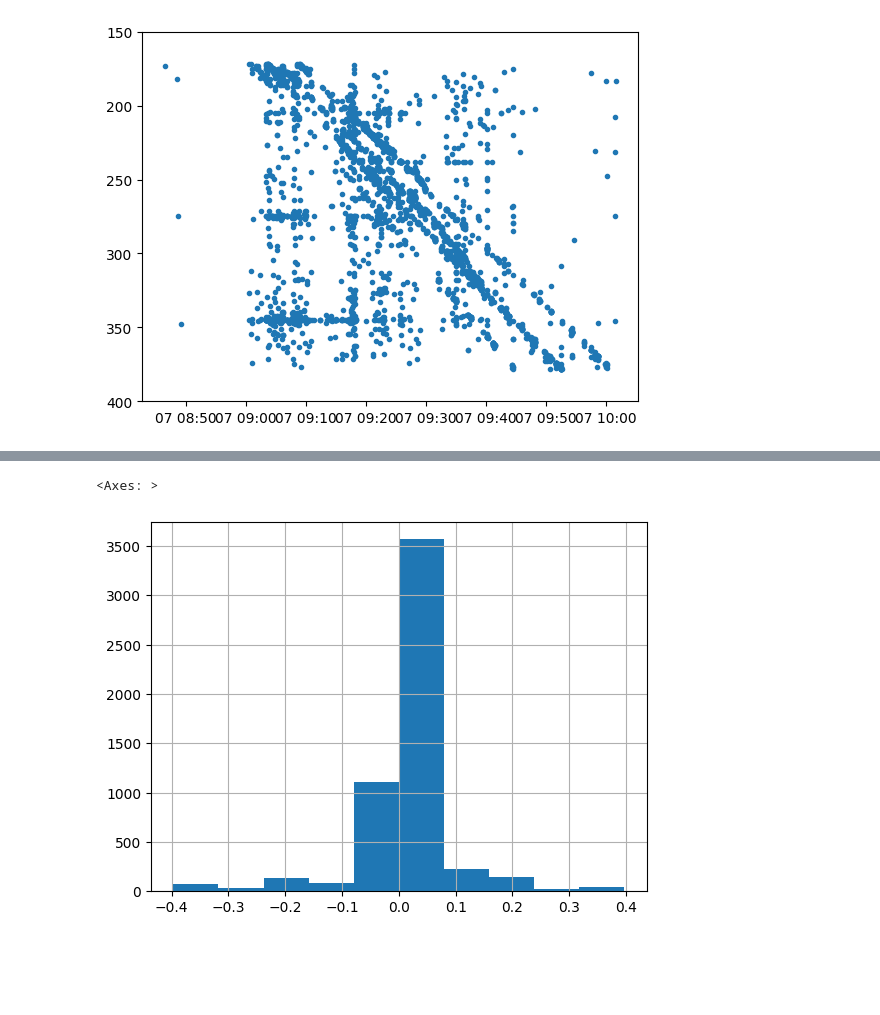
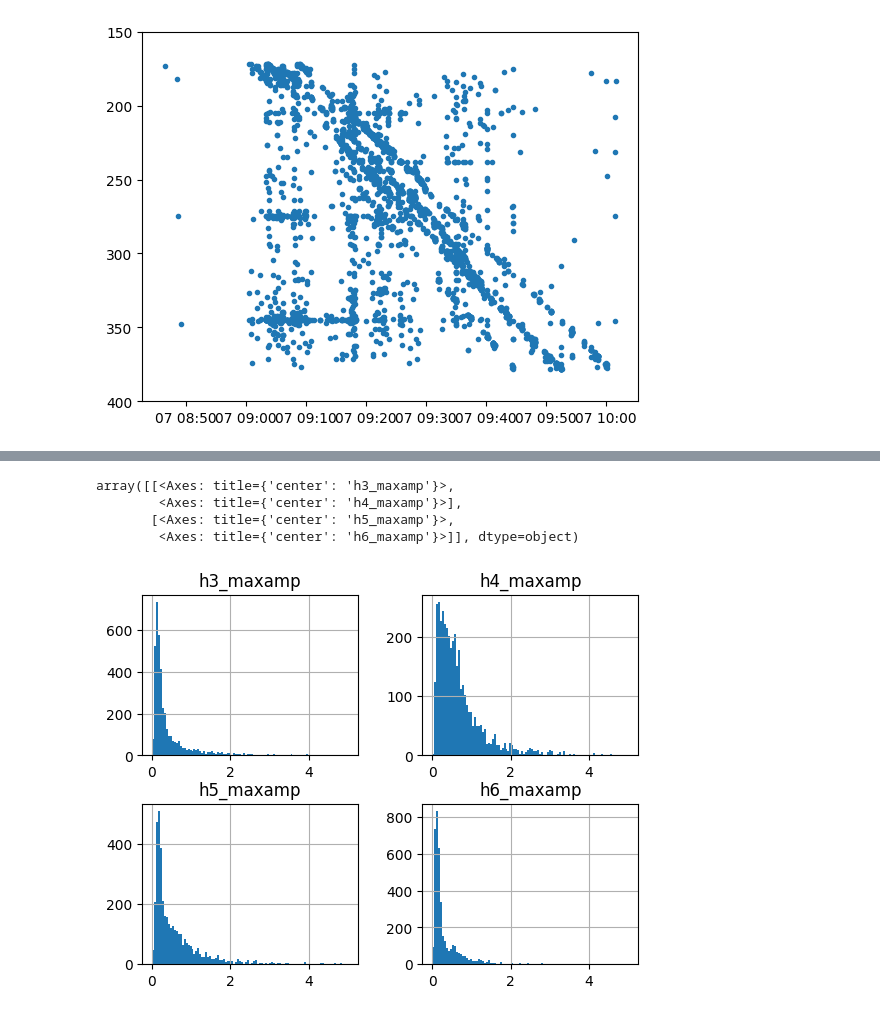
Before and after one commit to SerpRateAI/tensilePaper, a Jupyter notebook: everything-against-everything-188.ipynb, the cells around one changed output, grey strips where cells are left out. Drawn from its saved outputs; the diff is of its cells as text; code cells hidden in the pictures; blank space fills up the shorter version.

```diff
--- a/everything-against-everything-188.ipynb
+++ b/everything-against-everything-188.ipynb
@@ -375,5 +376,8 @@ data.shape
-# %%
-data.h3_h4_dt.hist()
-# %% [output]
-<Axes: >
-[figure, removed]
+# %%
+df188[['h3_maxamp', 'h4_maxamp', 'h5_maxamp', 'h6_maxamp']].hist(bins=np.linspace(0, 5, 100))
+# %% [output]
+array([[<Axes: title={'center': 'h3_maxamp'}>,
+        <Axes: title={'center': 'h4_maxamp'}>],
+       [<Axes: title={'center': 'h5_maxamp'}>,
+        <Axes: title={'center': 'h6_maxamp'}>]], dtype=object)
+[figure, added]
```
Also changed, not shown: parts of 7 cells of this notebook, 3 other files.
